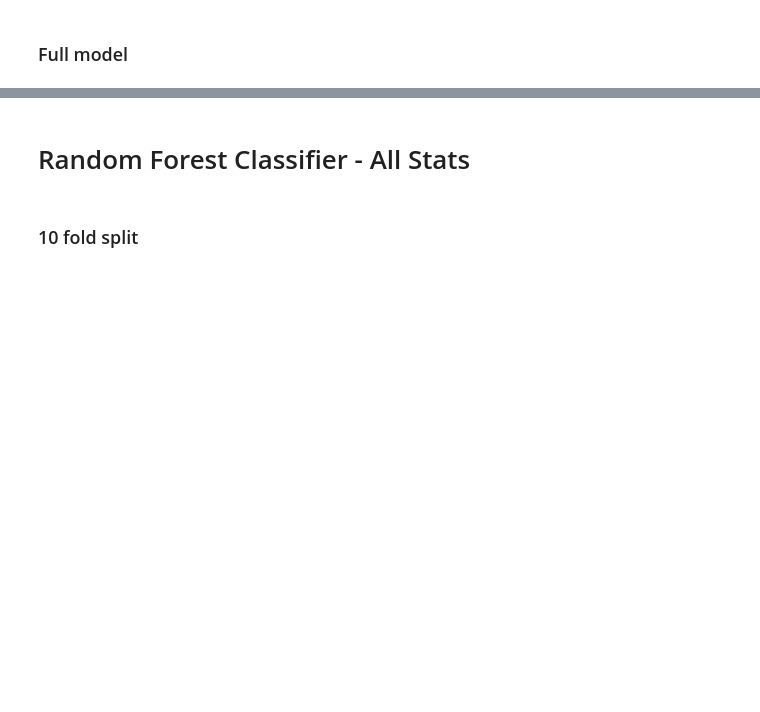
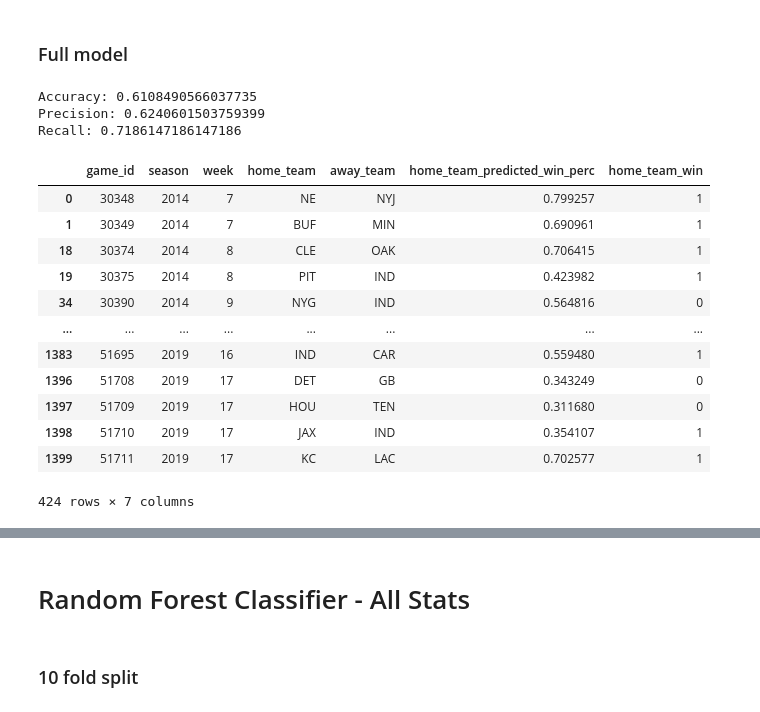
Before and after one commit to tylerjwoods/nfl_game_predictor, a Jupyter notebook: nfl_notebook.ipynb, the cells around one changed output, grey strips where cells are left out. Cells and saved outputs as stored; diff of their text form; code cells hidden in the pictures; blank space fills up the shorter version.

Commit message:
complete random forest and log reg study

```diff
--- a/nfl_notebook.ipynb
+++ b/nfl_notebook.ipynb
@@ -113,26 +124,43 @@ Recall: 0.5890426660354862
 # %% [markdown]
 ### Full model
-# %%
-model = RandomForestClassifier(n_estimators=500, max_leaf_nodes=16, n_jobs=-1)
-model.fit(X_train, y_train)
-df_test['win_perc'] = model.predict_proba(X_test)[:,1]
-df_test['win_game'] = y_test
-summarized_df = df_test[['game_id','season', 'week','team','opponent','win_perc','win_game']]
-summarized_df = summarized_df.sort_values(by='game_id').reset_index(drop=True)
-summarized_df.reset_index(drop=True, inplace=True)
-summarized_df['predicted_win'] = None
-for i in range(0, len(summarized_df), 2):
-    if summarized_df.loc[i, 'win_perc'] > summarized_df.loc[i+1, 'win_perc']:
-        summarized_df.loc[i, 'predicted_win'] = 1
-        summarized_df.loc[i+1, 'predicted_win'] = 0
-    else:
-        summarized_df.loc[i, 'predicted_win'] = 0
-        summarized_df.loc[i+1, 'predicted_win'] = 1
-y_true = np.array(summarized_df['win_game'])
-y_predict = np.array(summarized_df['predicted_win'])
-print("Accuracy:", accuracy_score(y_true, y_predict))
-print("Precision:", precision_score(y_true, y_predict))
-print("Recall:", recall_score(y_true, y_predict))
+# %%
+model = RandomForestClassifier(n_estimators=500, max_leaf_nodes=16, n_jobs=-1)
+model.fit(X_train, y_train)
+y_predict = model.predict(X_test)
+y_true = y_test
+print("Accuracy:", accuracy_score(y_true, y_predict))
+print("Precision:", precision_score(y_true, y_predict))
+print("Recall:", recall_score(y_true, y_predict))
+# %% [output]
+Accuracy: 0.6108490566037735
+Precision: 0.6240601503759399
+Recall: 0.7186147186147186
+# %%
+summarized_df = pd.DataFrame()
+# %%
+summarized_df['game_id'] = df_test['game_id']
+summarized_df['season'] = df_test['season']
+summarized_df['week'] = df_test['week']
+summarized_df['home_team'] = df_test['home_team']
+summarized_df['away_team'] = df_test['away_team']
+summarized_df['home_team_predicted_win_perc'] = model.predict_proba(X_test)[:,1]
+summarized_df['home_team_win'] = y_true
+# %%
+summarized_df
+# %% [output]
+|  | game_id | season | week | home_team | away_team | home_team_predicted_win_perc | home_team_win |
+| 0 | 30348 | 2014 | 7 | NE | NYJ | 0.799257 | 1 |
+| 1 | 30349 | 2014 | 7 | BUF | MIN | 0.690961 | 1 |
+| 18 | 30374 | 2014 | 8 | CLE | OAK | 0.706415 | 1 |
+| 19 | 30375 | 2014 | 8 | PIT | IND | 0.423982 | 1 |
+| 34 | 30390 | 2014 | 9 | NYG | IND | 0.564816 | 0 |
+| ... | ... | ... | ... | ... | ... | ... | ... |
+| 1383 | 51695 | 2019 | 16 | IND | CAR | 0.559480 | 1 |
+| 1396 | 51708 | 2019 | 17 | DET | GB | 0.343249 | 0 |
+| 1397 | 51709 | 2019 | 17 | HOU | TEN | 0.311680 | 0 |
+| 1398 | 51710 | 2019 | 17 | JAX | IND | 0.354107 | 1 |
+| 1399 | 51711 | 2019 | 17 | KC | LAC | 0.702577 | 1 |
+424 rows × 7 columns
 # %%
 feature_importances = pd.DataFrame(model.feature_importances_,
                                    index = df_train.columns[5:],
```
Also changed, not shown: parts of 18 cells of this notebook, 9 other files.
